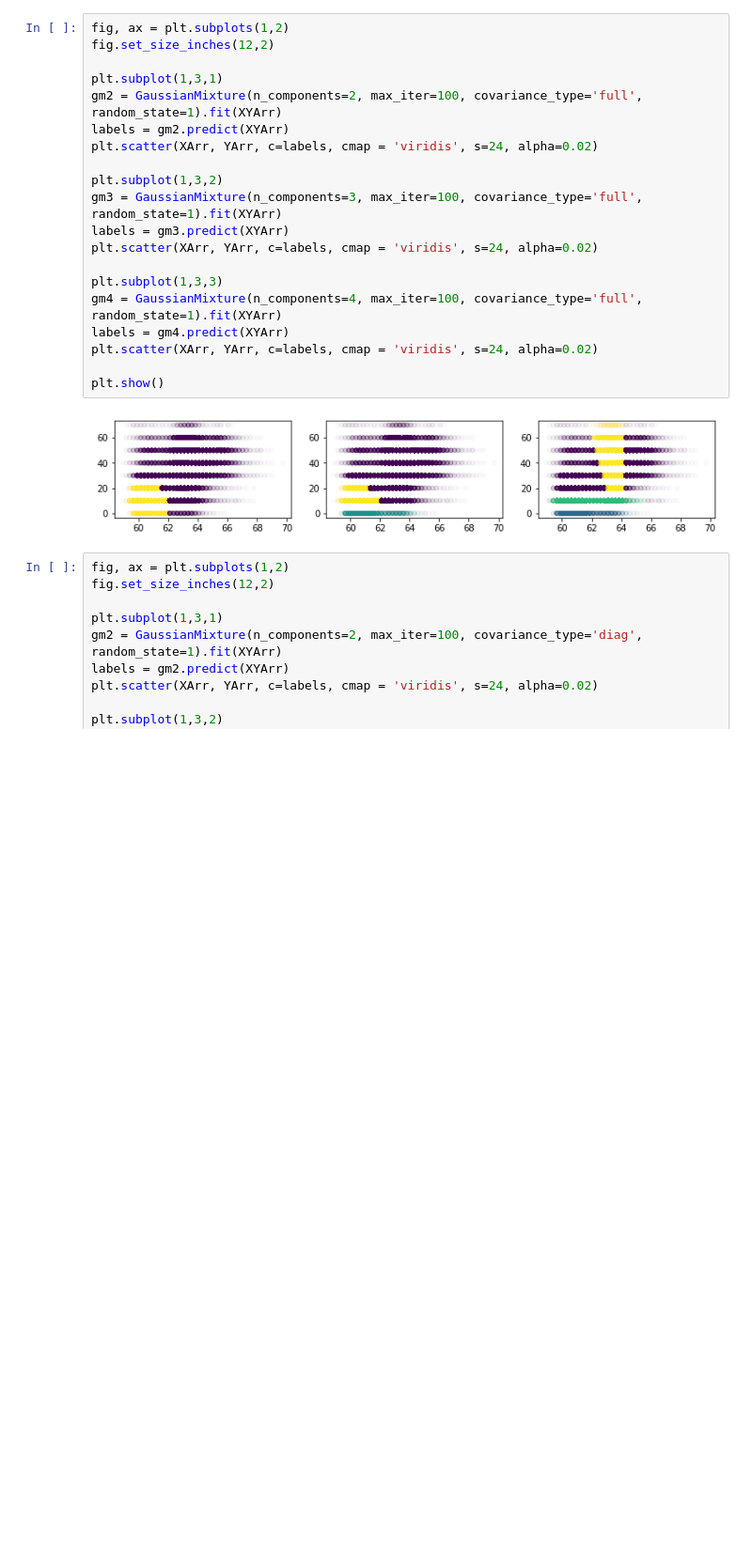
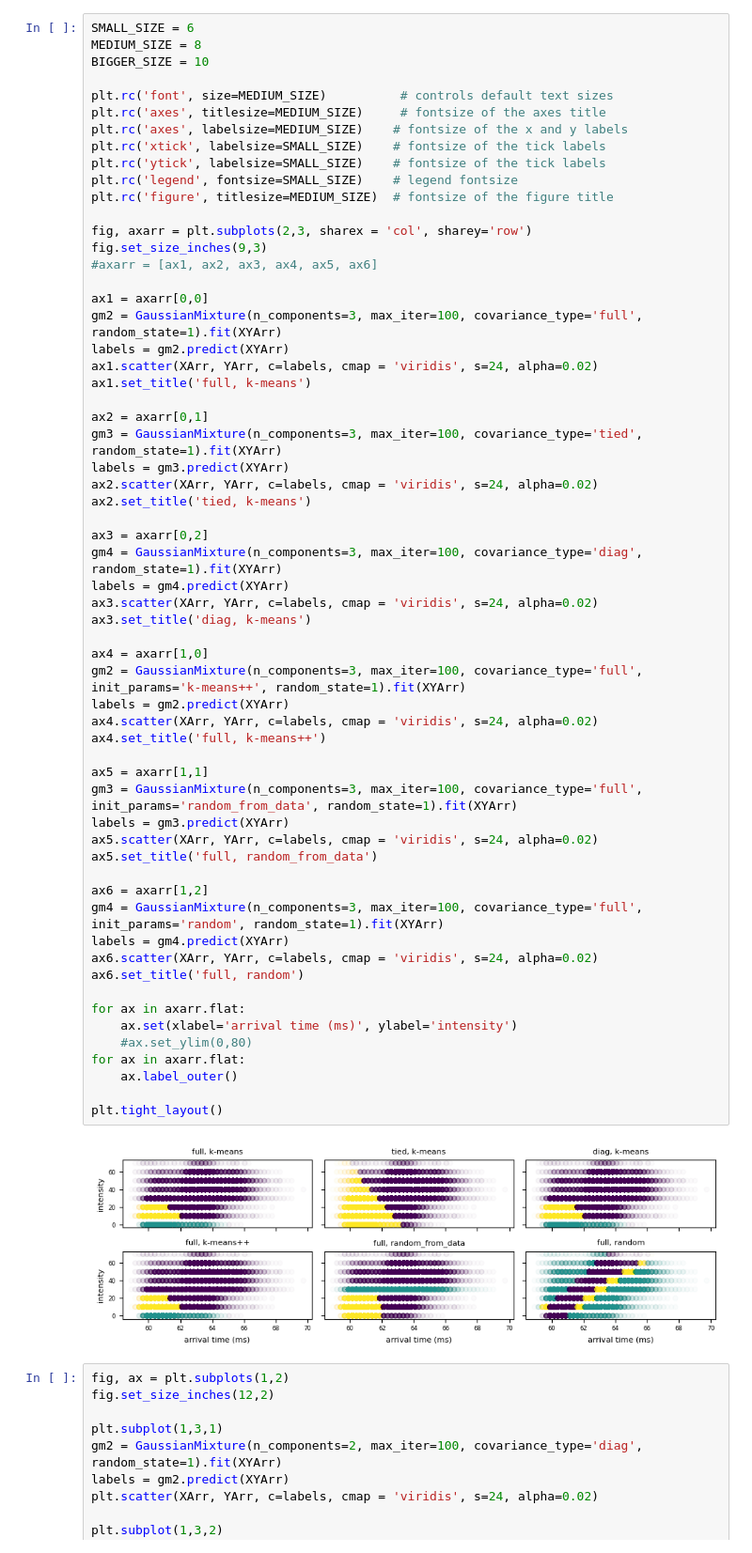
Before and after one commit to tempeparsons/cIMMS, a Jupyter notebook: gm2d.ipynb, the cells around one changed output. Shown: that part at 94% size. Saved outputs shown, nothing was run; the diff lists cells and outputs as text; blank space fills up the shorter version.

```diff
--- a/gm2d.ipynb
+++ b/gm2d.ipynb
@@ -46,27 +42,67 @@ XArr = np.array(XData)
 YArr = np.array(YData)
 XYArr = np.column_stack((XArr,YArr))
 # %%
-fig, ax = plt.subplots(1,2)
-fig.set_size_inches(12,2)
+SMALL_SIZE = 6
+MEDIUM_SIZE = 8
+BIGGER_SIZE = 10
 
-plt.subplot(1,3,1)
-gm2 = GaussianMixture(n_components=2, max_iter=100, covariance_type='full', random_state=1).fit(XYArr)
+plt.rc('font', size=MEDIUM_SIZE)          # controls default text sizes
+plt.rc('axes', titlesize=MEDIUM_SIZE)     # fontsize of the axes title
+plt.rc('axes', labelsize=MEDIUM_SIZE)    # fontsize of the x and y labels
+plt.rc('xtick', labelsize=SMALL_SIZE)    # fontsize of the tick labels
+plt.rc('ytick', labelsize=SMALL_SIZE)    # fontsize of the tick labels
+plt.rc('legend', fontsize=SMALL_SIZE)    # legend fontsize
+plt.rc('figure', titlesize=MEDIUM_SIZE)  # fontsize of the figure title
+
+fig, axarr = plt.subplots(2,3, sharex = 'col', sharey='row')
+fig.set_size_inches(9,3)
+#axarr = [ax1, ax2, ax3, ax4, ax5, ax6]
+
+ax1 = axarr[0,0]
+gm2 = GaussianMixture(n_components=3, max_iter=100, covariance_type='full', random_state=1).fit(XYArr)
 labels = gm2.predict(XYArr)
-plt.scatter(XArr, YArr, c=labels, cmap = 'viridis', s=24, alpha=0.02)
+ax1.scatter(XArr, YArr, c=labels, cmap = 'viridis', s=24, alpha=0.02)
+ax1.set_title('full, k-means')
 
-plt.subplot(1,3,2)
-gm3 = GaussianMixture(n_components=3, max_iter=100, covariance_type='full', random_state=1).fit(XYArr)
+ax2 = axarr[0,1]
+gm3 = GaussianMixture(n_components=3, max_iter=100, covariance_type='tied', random_state=1).fit(XYArr)
 labels = gm3.predict(XYArr)
-plt.scatter(XArr, YArr, c=labels, cmap = 'viridis', s=24, alpha=0.02)
+ax2.scatter(XArr, YArr, c=labels, cmap = 'viridis', s=24, alpha=0.02)
+ax2.set_title('tied, k-means')
 
-plt.subplot(1,3,3)
-gm4 = GaussianMixture(n_components=4, max_iter=100, covariance_type='full', random_state=1).fit(XYArr)
+ax3 = axarr[0,2]
+gm4 = GaussianMixture(n_components=3, max_iter=100, covariance_type='diag', random_state=1).fit(XYArr)
 labels = gm4.predict(XYArr)
-plt.scatter(XArr, YArr, c=labels, cmap = 'viridis', s=24, alpha=0.02)
+ax3.scatter(XArr, YArr, c=labels, cmap = 'viridis', s=24, alpha=0.02)
+ax3.set_title('diag, k-means')
 
-plt.show()
+ax4 = axarr[1,0]
+gm2 = GaussianMixture(n_components=3, max_iter=100, covariance_type='full', init_params='k-means++', random_state=1).fit(XYArr)
+labels = gm2.predict(XYArr)
+ax4.scatter(XArr, YArr, c=labels, cmap = 'viridis', s=24, alpha=0.02)
+ax4.set_title('full, k-means++')
+
+ax5 = axarr[1,1]
+gm3 = GaussianMixture(n_components=3, max_iter=100, covariance_type='full', init_params='random_from_data', random_state=1).fit(XYArr)
+labels = gm3.predict(XYArr)
+ax5.scatter(XArr, YArr, c=labels, cmap = 'viridis', s=24, alpha=0.02)
+ax5.set_title('full, random_from_data')
+
+ax6 = axarr[1,2]
+gm4 = GaussianMixture(n_components=3, max_iter=100, covariance_type='full', init_params='random', random_state=1).fit(XYArr)
+labels = gm4.predict(XYArr)
+ax6.scatter(XArr, YArr, c=labels, cmap = 'viridis', s=24, alpha=0.02)
+ax6.set_title('full, random')
+
+for ax in axarr.flat:
+    ax.set(xlabel='arrival time (ms)', ylabel='intensity')
+    #ax.set_ylim(0,80)
+for ax in axarr.flat:
+    ax.label_outer()
+
+plt.tight_layout()
 # %% [output]
-[figure, old version]
+[figure, new version]
 # %%
 fig, ax = plt.subplots(1,2)
 fig.set_size_inches(12,2)
```
Also changed, not shown: parts of 2 cells of this notebook, 1 other file.
